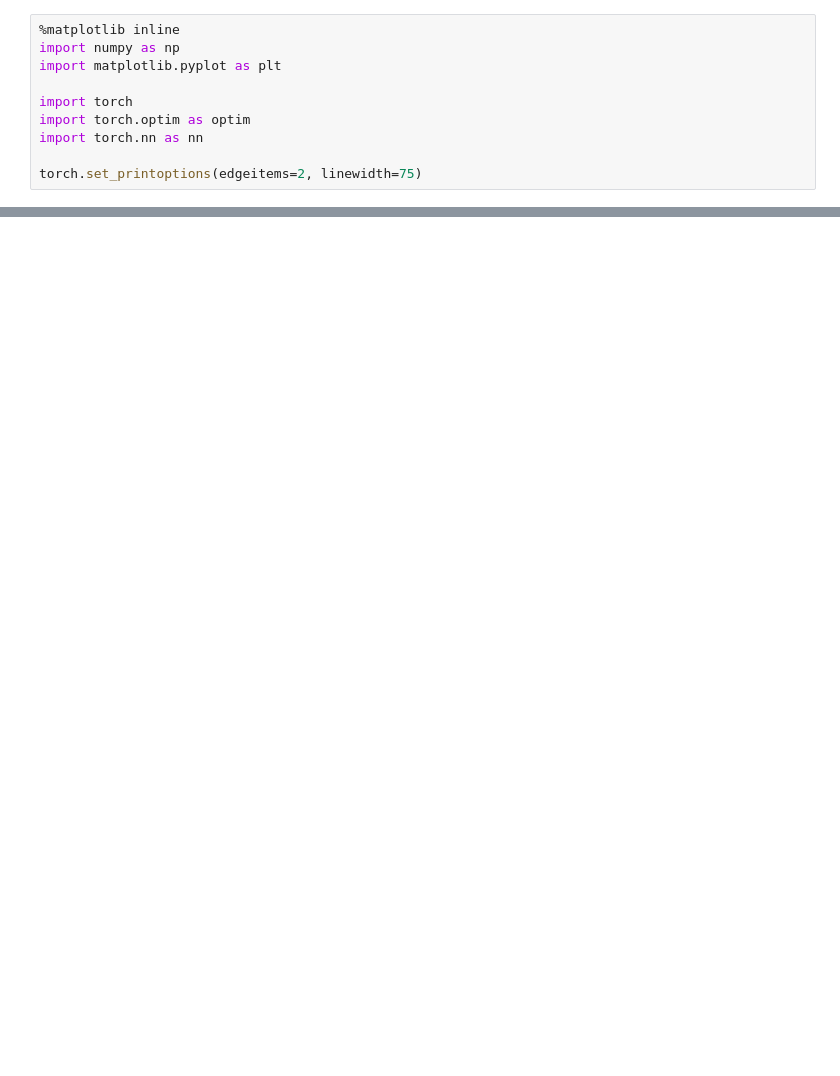
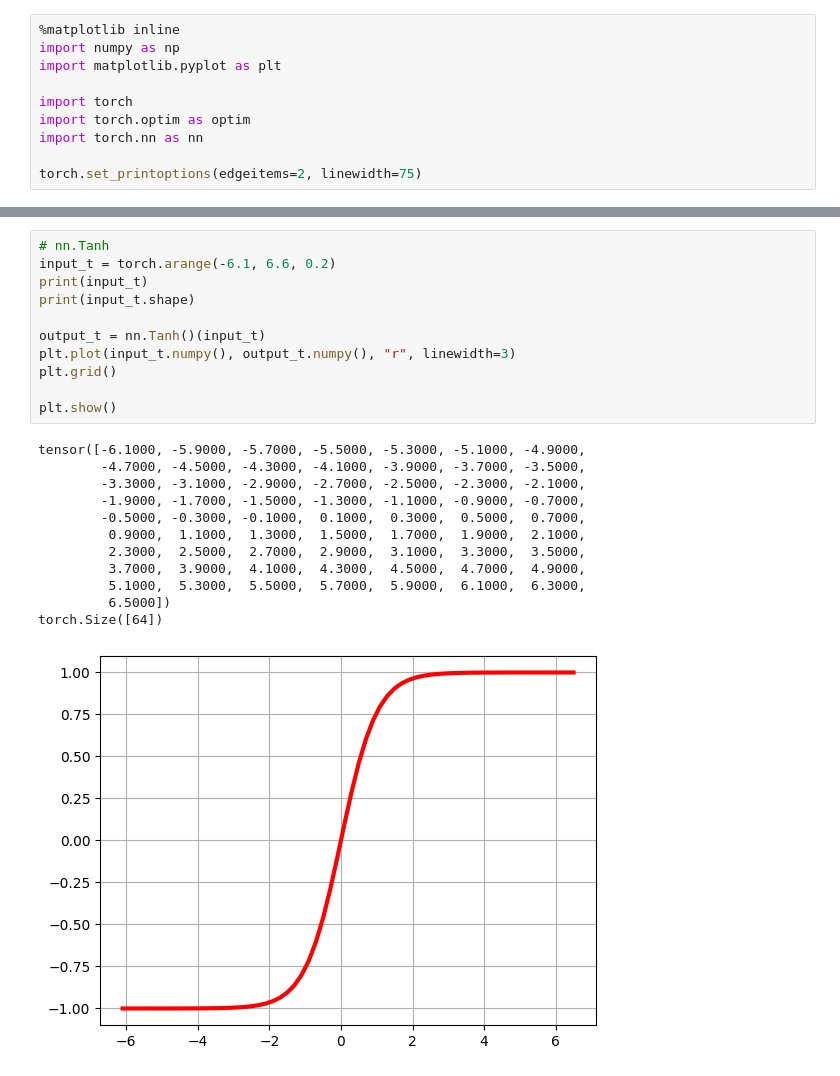
Before and after one commit to lanzhiwang/dlwpt-code, a Jupyter notebook: p1ch6/2_activation_functions.ipynb, the cells around one changed output, grey strips where cells are left out. Drawn from its saved outputs; the diff is of its cells as text; blank space fills up the shorter version.

```diff
--- a/p1ch6/2_activation_functions.ipynb
+++ b/p1ch6/2_activation_functions.ipynb
@@ -62,0 +52,24 @@ tensor([-0.3000, -0.2900, -0.2800, -0.2700, -0.2600, -0.2500, -0.2400,
+# %%
+# nn.Tanh
+input_t = torch.arange(-6.1, 6.6, 0.2)
+print(input_t)
+print(input_t.shape)
+
+output_t = nn.Tanh()(input_t)
+plt.plot(input_t.numpy(), output_t.numpy(), "r", linewidth=3)
+plt.grid()
+
+plt.show()
+# %% [output]
+tensor([-6.1000, -5.9000, -5.7000, -5.5000, -5.3000, -5.1000, -4.9000,
+        -4.7000, -4.5000, -4.3000, -4.1000, -3.9000, -3.7000, -3.5000,
+        -3.3000, -3.1000, -2.9000, -2.7000, -2.5000, -2.3000, -2.1000,
+        -1.9000, -1.7000, -1.5000, -1.3000, -1.1000, -0.9000, -0.7000,
+        -0.5000, -0.3000, -0.1000,  0.1000,  0.3000,  0.5000,  0.7000,
+         0.9000,  1.1000,  1.3000,  1.5000,  1.7000,  1.9000,  2.1000,
+         2.3000,  2.5000,  2.7000,  2.9000,  3.1000,  3.3000,  3.5000,
+         3.7000,  3.9000,  4.1000,  4.3000,  4.5000,  4.7000,  4.9000,
+         5.1000,  5.3000,  5.5000,  5.7000,  5.9000,  6.1000,  6.3000,
+         6.5000])
+torch.Size([64])
+[figure, added]
```
Also changed, not shown: parts of 12 cells of this notebook, 40 other files.
